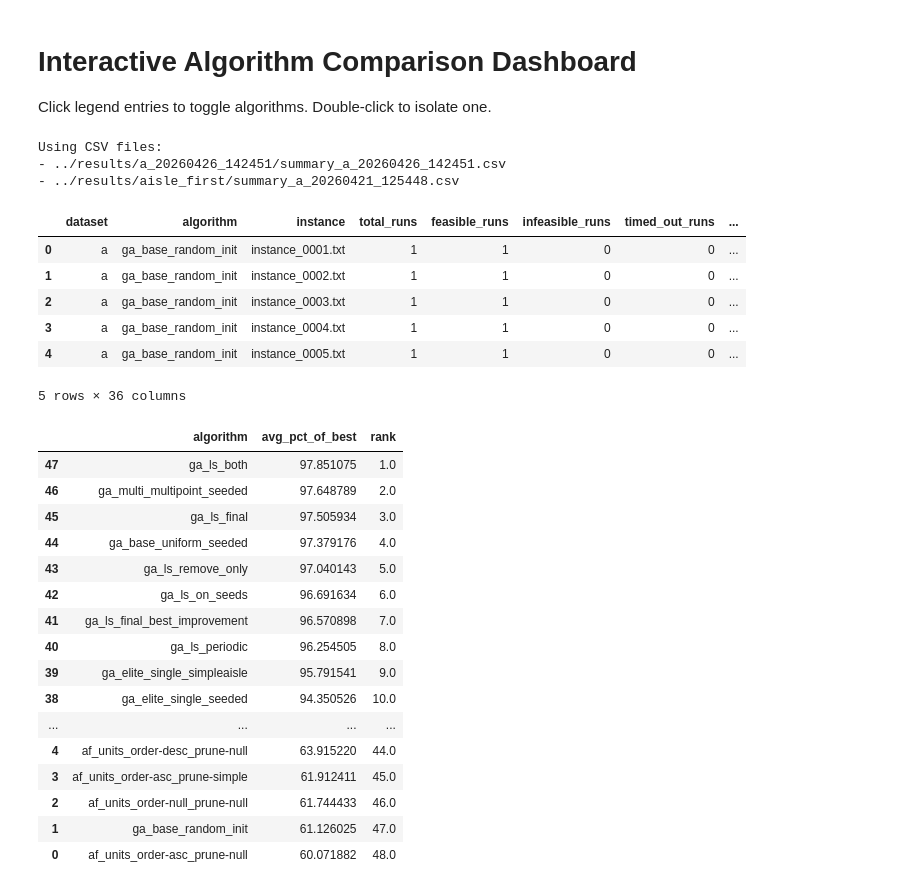
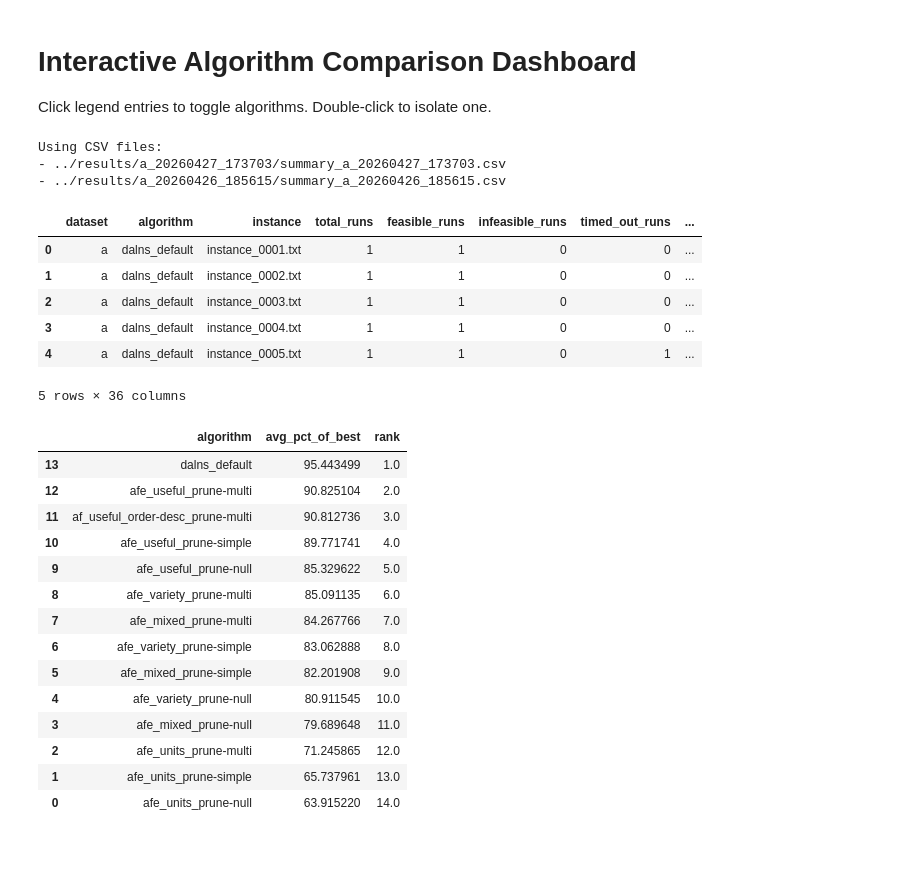
Before and after one commit to tinicius/challenge-sbpo-2025, a Jupyter notebook: notebooks/study_interactive.ipynb, the cells around one changed output. Drawn from its saved outputs; the diff is of its cells as text; code cells hidden in the pictures; blank space fills up the shorter version.

```diff
--- a/notebooks/study_interactive.ipynb
+++ b/notebooks/study_interactive.ipynb
@@ -9,9 +9,9 @@ import pandas as pd
 import plotly.graph_objects as go
 
 run = [
-   'a_20260426_142451',
-   'aisle_first'
-#    'a_20260426_104822'
+   'a_20260427_173703',
+   'a_20260426_185615'
+#    'aisle_first'
 ]
 """
 Supported values for `run`:
@@ -113,40 +113,40 @@ def add_legend_mass_toggle(fig: go.Figure, y_position: float = 1.18) -> None:
         updatemenus=[
             dict(
                 type='buttons',
                 direction='right',
                 x=1.0,
                 y=y_position,
                 xanchor='right',
                 yanchor='bottom',
                 showactive=False,
                 buttons=[
                     dict(
                         label='Selecionar todos',
                         method='update',
                         args=[{'visible': [True] * trace_count}]
                     ),
                     dict(
                         label='Remover todos',
                         method='update',
                         args=[{'visible': ['legendonly'] * trace_count}]
                     ),
                 ],
             )
         ]
     )
 
 
 df.head()
 # %% [output]
 Using CSV files:
-- ../results/a_20260426_142451/summary_a_20260426_142451.csv
-- ../results/aisle_first/summary_a_20260421_125448.csv
+- ../results/a_20260427_173703/summary_a_20260427_173703.csv
+- ../results/a_20260426_185615/summary_a_20260426_185615.csv
 |  | dataset | algorithm | instance | total_runs | feasible_runs | infeasible_runs | timed_out_runs | ... |
-| 0 | a | ga_base_random_init | instance_0001.txt | 1 | 1 | 0 | 0 | ... |
-| 1 | a | ga_base_random_init | instance_0002.txt | 1 | 1 | 0 | 0 | ... |
-| 2 | a | ga_base_random_init | instance_0003.txt | 1 | 1 | 0 | 0 | ... |
-| 3 | a | ga_base_random_init | instance_0004.txt | 1 | 1 | 0 | 0 | ... |
-| 4 | a | ga_base_random_init | instance_0005.txt | 1 | 1 | 0 | 0 | ... |
+| 0 | a | dalns_default | instance_0001.txt | 1 | 1 | 0 | 0 | ... |
+| 1 | a | dalns_default | instance_0002.txt | 1 | 1 | 0 | 0 | ... |
+| 2 | a | dalns_default | instance_0003.txt | 1 | 1 | 0 | 0 | ... |
+| 3 | a | dalns_default | instance_0004.txt | 1 | 1 | 0 | 0 | ... |
+| 4 | a | dalns_default | instance_0005.txt | 1 | 1 | 0 | 1 | ... |
 5 rows × 36 columns
 # %%
 # Objective Mean as % of Best Objective
@@ -241,22 +241,20 @@ ranking_df = ranking_df.sort_values('rank')
 ranking_df
 # %% [output]
 |  | algorithm | avg_pct_of_best | rank |
-| 47 | ga_ls_both | 97.851075 | 1.0 |
-| 46 | ga_multi_multipoint_seeded | 97.648789 | 2.0 |
-| 45 | ga_ls_final | 97.505934 | 3.0 |
-| 44 | ga_base_uniform_seeded | 97.379176 | 4.0 |
-| 43 | ga_ls_remove_only | 97.040143 | 5.0 |
-| 42 | ga_ls_on_seeds | 96.691634 | 6.0 |
-| 41 | ga_ls_final_best_improvement | 96.570898 | 7.0 |
-| 40 | ga_ls_periodic | 96.254505 | 8.0 |
-| 39 | ga_elite_single_simpleaisle | 95.791541 | 9.0 |
-| 38 | ga_elite_single_seeded | 94.350526 | 10.0 |
-| ... | ... | ... | ... |
-| 4 | af_units_order-desc_prune-null | 63.915220 | 44.0 |
-| 3 | af_units_order-asc_prune-simple | 61.912411 | 45.0 |
-| 2 | af_units_order-null_prune-null | 61.744433 | 46.0 |
-| 1 | ga_base_random_init | 61.126025 | 47.0 |
-| 0 | af_units_order-asc_prune-null | 60.071882 | 48.0 |
+| 13 | dalns_default | 95.443499 | 1.0 |
+| 12 | afe_useful_prune-multi | 90.825104 | 2.0 |
+| 11 | af_useful_order-desc_prune-multi | 90.812736 | 3.0 |
+| 10 | afe_useful_prune-simple | 89.771741 | 4.0 |
+| 9 | afe_useful_prune-null | 85.329622 | 5.0 |
+| 8 | afe_variety_prune-multi | 85.091135 | 6.0 |
+| 7 | afe_mixed_prune-multi | 84.267766 | 7.0 |
+| 6 | afe_variety_prune-simple | 83.062888 | 8.0 |
+| 5 | afe_mixed_prune-simple | 82.201908 | 9.0 |
+| 4 | afe_variety_prune-null | 80.911545 | 10.0 |
+| 3 | afe_mixed_prune-null | 79.689648 | 11.0 |
+| 2 | afe_units_prune-multi | 71.245865 | 12.0 |
+| 1 | afe_units_prune-simple | 65.737961 | 13.0 |
+| 0 | afe_units_prune-null | 63.915220 | 14.0 |
 # %%
 # Tempo total por algoritmo (soma de exec_time_mean)
 
```
Also changed, not shown: parts of 1 cell of this notebook, 41 other files.
